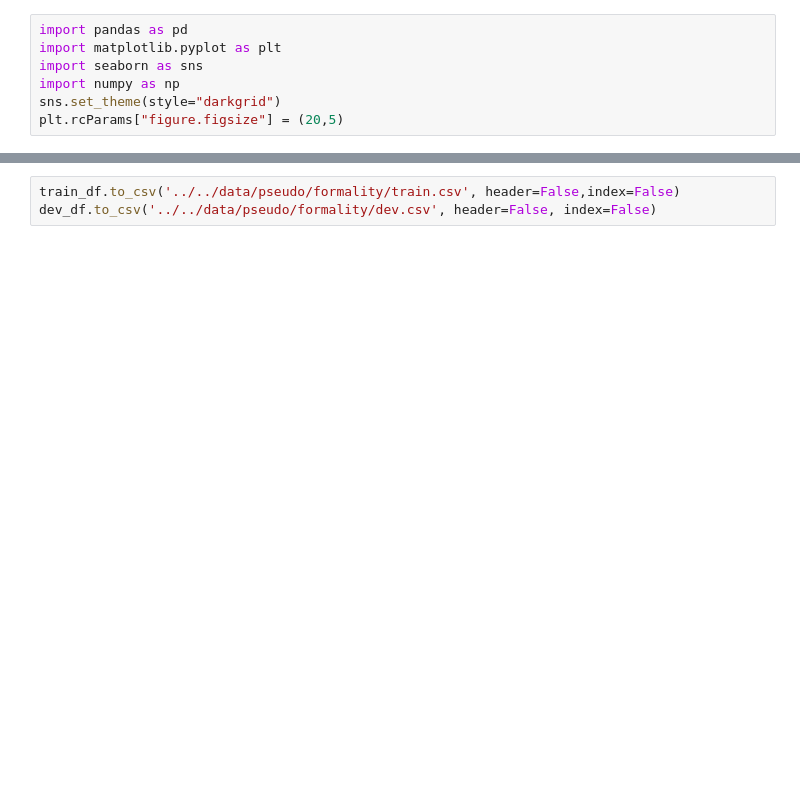
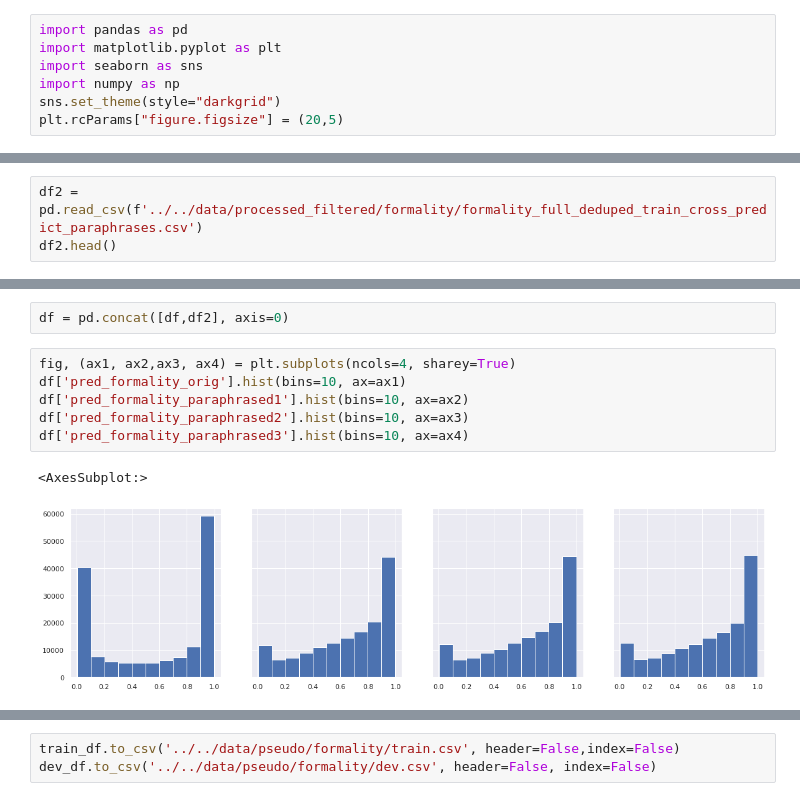
Before and after one commit to nuwandavek/marvin, a Jupyter notebook: ml/notebooks/pseudo_analysis/formality_new.ipynb, the cells around one changed output, grey strips where cells are left out. Saved outputs shown, nothing was run; the diff lists cells and outputs as text; blank space fills up the shorter version.

```diff
--- a/ml/notebooks/pseudo_analysis/formality_new.ipynb
+++ b/ml/notebooks/pseudo_analysis/formality_new.ipynb
@@ -21,0 +18,3 @@ df.shape
+# %%
+df2 = pd.read_csv(f'../../data/processed_filtered/formality/formality_full_deduped_train_cross_predict_paraphrases.csv')
+df2.head()
@@ -21,0 +28,11 @@ df.shape
+# %%
+df = pd.concat([df,df2], axis=0)
+# %%
+fig, (ax1, ax2,ax3, ax4) = plt.subplots(ncols=4, sharey=True)
+df['pred_formality_orig'].hist(bins=10, ax=ax1)
+df['pred_formality_paraphrased1'].hist(bins=10, ax=ax2)
+df['pred_formality_paraphrased2'].hist(bins=10, ax=ax3)
+df['pred_formality_paraphrased3'].hist(bins=10, ax=ax4)
+# %% [output]
+<AxesSubplot:>
+[figure, added]
```
Also changed, not shown: parts of 31 cells of this notebook, 5 other files.
